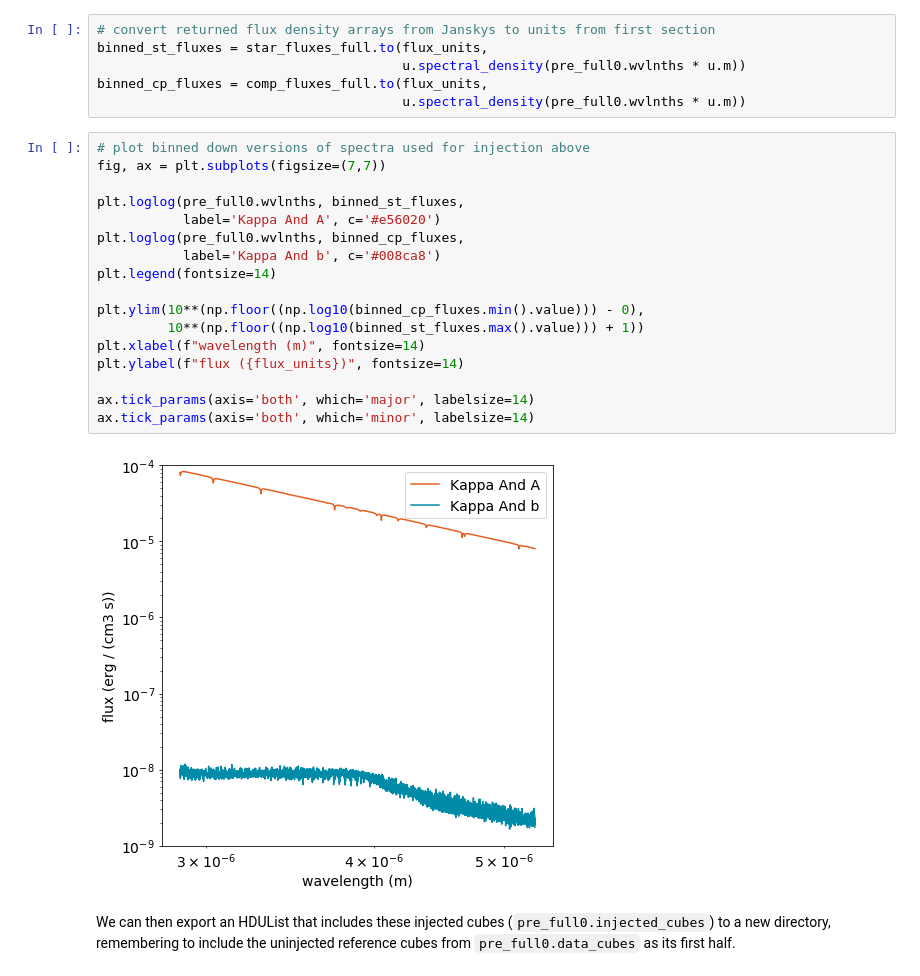
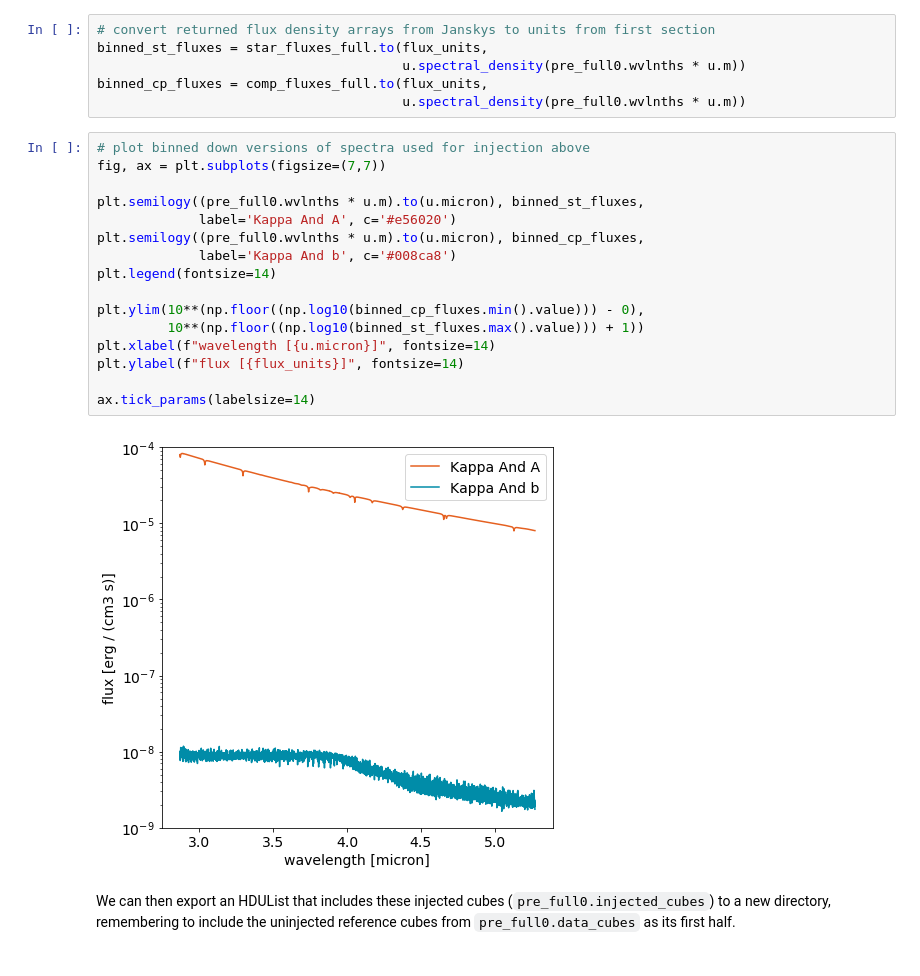
Before and after one commit to ojustino/subtract_psf, a Jupyter notebook: notebooks/inject_kappa_and.ipynb, the cells around one changed output. Saved outputs shown, nothing was run; the diff lists cells and outputs as text.

```diff
--- a/notebooks/inject_kappa_and.ipynb
+++ b/notebooks/inject_kappa_and.ipynb
@@ -191,22 +192,21 @@ binned_cp_fluxes = comp_fluxes_full.to(flux_units,
 # %%
 # plot binned down versions of spectra used for injection above
 fig, ax = plt.subplots(figsize=(7,7))
 
-plt.loglog(pre_full0.wvlnths, binned_st_fluxes,
-           label='Kappa And A', c='#e56020')
-plt.loglog(pre_full0.wvlnths, binned_cp_fluxes,
-           label='Kappa And b', c='#008ca8')
+plt.semilogy((pre_full0.wvlnths * u.m).to(u.micron), binned_st_fluxes,
+             label='Kappa And A', c='#e56020')
+plt.semilogy((pre_full0.wvlnths * u.m).to(u.micron), binned_cp_fluxes,
+             label='Kappa And b', c='#008ca8')
 plt.legend(fontsize=14)
 
 plt.ylim(10**(np.floor((np.log10(binned_cp_fluxes.min().value))) - 0),
          10**(np.floor((np.log10(binned_st_fluxes.max().value))) + 1))
-plt.xlabel(f"wavelength (m)", fontsize=14)
-plt.ylabel(f"flux ({flux_units})", fontsize=14)
+plt.xlabel(f"wavelength [{u.micron}]", fontsize=14)
+plt.ylabel(f"flux [{flux_units}]", fontsize=14)
 
-ax.tick_params(axis='both', which='major', labelsize=14)
-ax.tick_params(axis='both', which='minor', labelsize=14)
+ax.tick_params(labelsize=14)
 # %% [output]
-[figure, old version]
+[figure, new version]
 # %% [markdown]
 We can then export an HDUList that includes these injected cubes (`pre_full0.injected_cubes`) to a new directory, remembering to include the uninjected reference cubes from `pre_full0.data_cubes` as its first half.
 # %%
```
Also changed, not shown: parts of 9 cells of this notebook, 4 other files.
